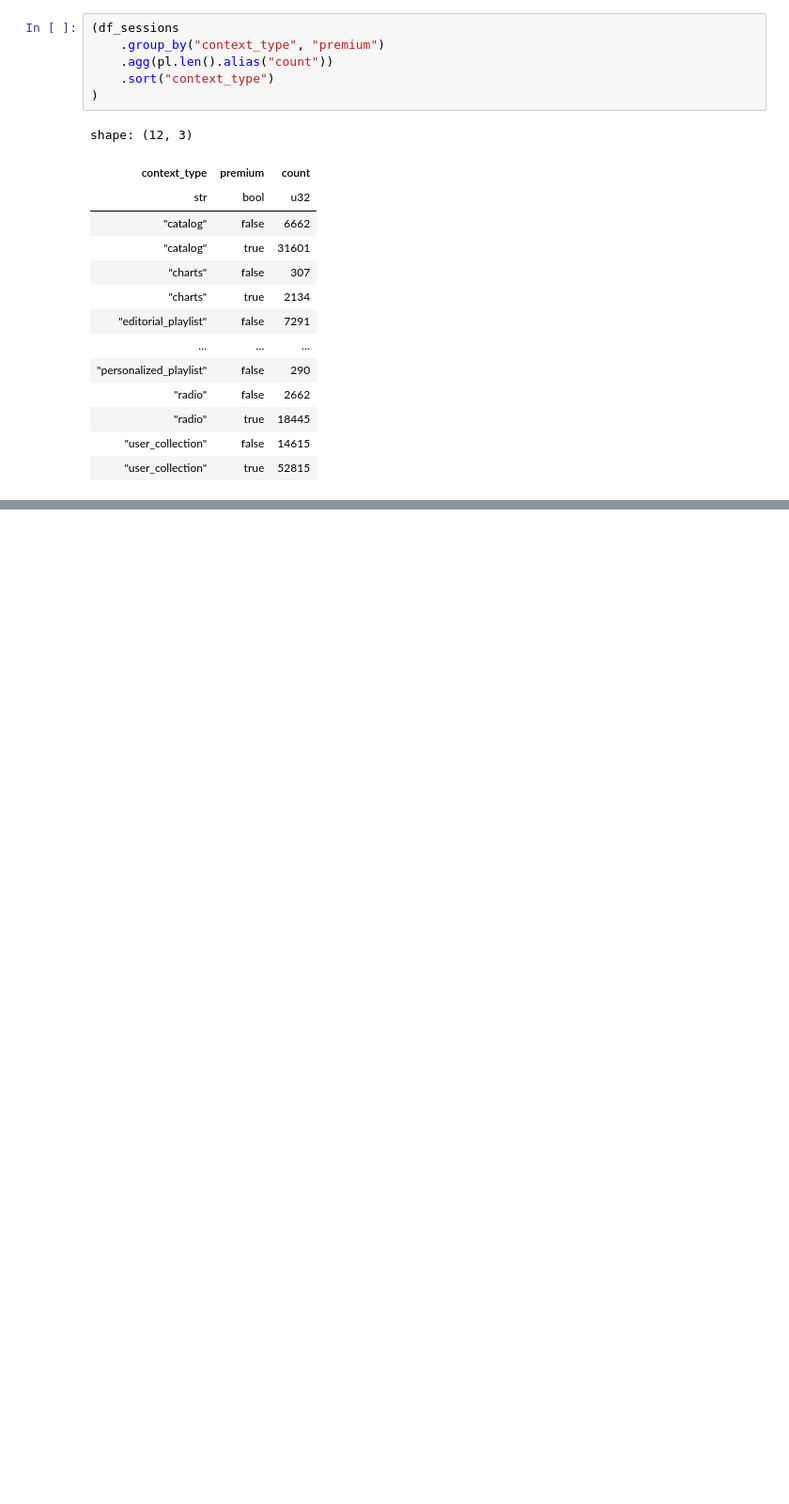
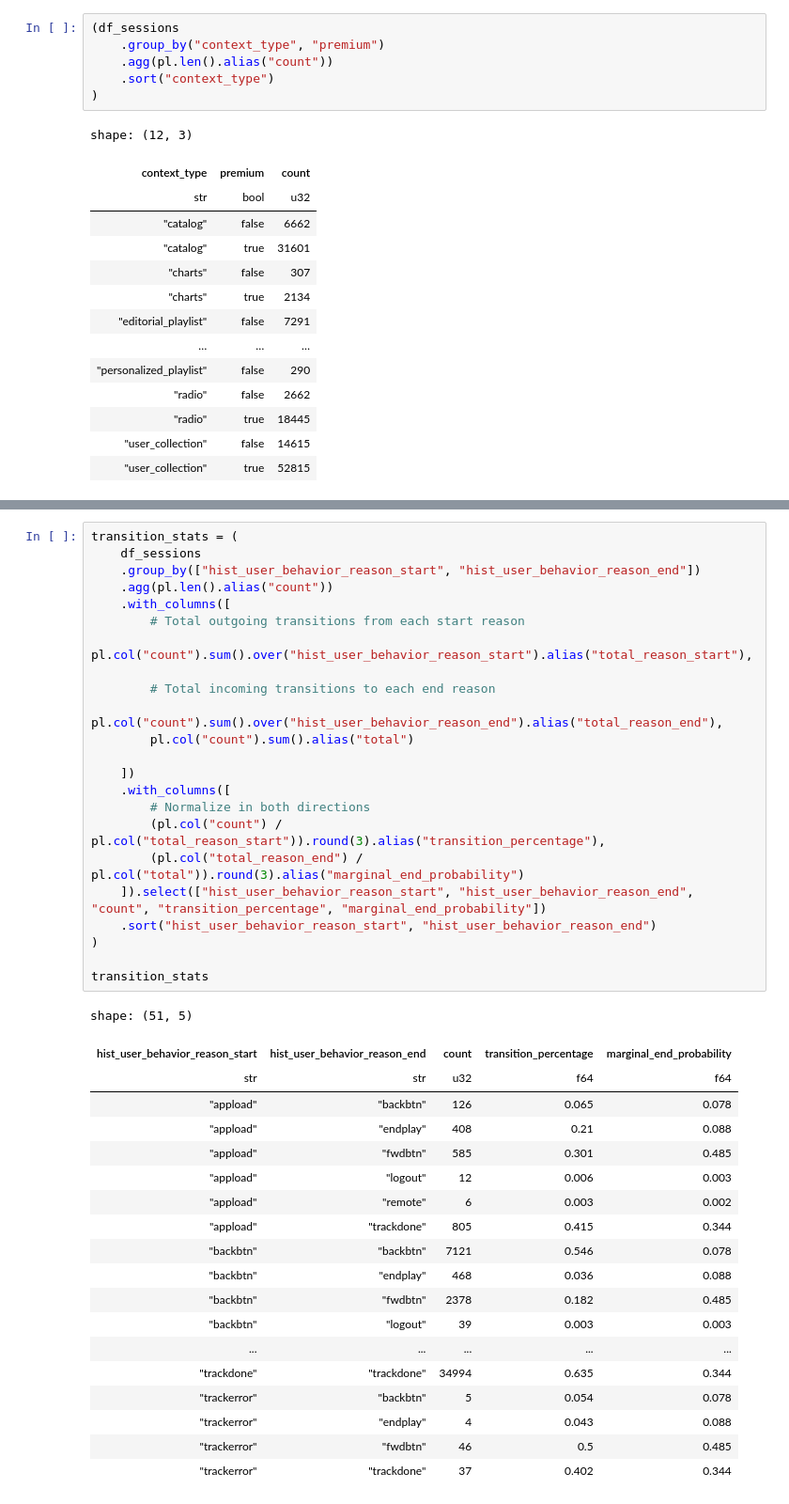
Before and after one commit to FiloDerba/tune-track, a Jupyter notebook: notebooks/exploration.ipynb, the cells around one changed output, grey strips where cells are left out. Shown: that part at 94% size. Drawn from its saved outputs; the diff is of its cells as text; blank space fills up the shorter version.

```diff
--- a/notebooks/exploration.ipynb
+++ b/notebooks/exploration.ipynb
@@ -115,0 +202,43 @@ chart
+# %%
+transition_stats = (
+    df_sessions
+    .group_by(["hist_user_behavior_reason_start", "hist_user_behavior_reason_end"])
+    .agg(pl.len().alias("count"))
+    .with_columns([
+        # Total outgoing transitions from each start reason
+        pl.col("count").sum().over("hist_user_behavior_reason_start").alias("total_reason_start"),
+
+        # Total incoming transitions to each end reason
+        pl.col("count").sum().over("hist_user_behavior_reason_end").alias("total_reason_end"),
+        pl.col("count").sum().alias("total")
+
+    ])
+    .with_columns([
+        # Normalize in both directions
+        (pl.col("count") / pl.col("total_reason_start")).round(3).alias("transition_percentage"),
+        (pl.col("total_reason_end") / pl.col("total")).round(3).alias("marginal_end_probability")
+    ]).select(["hist_user_behavior_reason_start", "hist_user_behavior_reason_end", "count", "transition_percentage", "marginal_end_probability"])
+    .sort("hist_user_behavior_reason_start", "hist_user_behavior_reason_end")
+)
+
+transition_stats
+# %% [output]
+shape: (51, 5)
+| hist_user_behavior_reason_start | hist_user_behavior_reason_end | count | transition_percentage | marginal_end_probability |
+| str | str | u32 | f64 | f64 |
+| "appload" | "backbtn" | 126 | 0.065 | 0.078 |
+| "appload" | "endplay" | 408 | 0.21 | 0.088 |
+| "appload" | "fwdbtn" | 585 | 0.301 | 0.485 |
+| "appload" | "logout" | 12 | 0.006 | 0.003 |
+| "appload" | "remote" | 6 | 0.003 | 0.002 |
+| "appload" | "trackdone" | 805 | 0.415 | 0.344 |
+| "backbtn" | "backbtn" | 7121 | 0.546 | 0.078 |
+| "backbtn" | "endplay" | 468 | 0.036 | 0.088 |
+| "backbtn" | "fwdbtn" | 2378 | 0.182 | 0.485 |
+| "backbtn" | "logout" | 39 | 0.003 | 0.003 |
+| ... | ... | ... | ... | ... |
+| "trackdone" | "trackdone" | 34994 | 0.635 | 0.344 |
+| "trackerror" | "backbtn" | 5 | 0.054 | 0.078 |
+| "trackerror" | "endplay" | 4 | 0.043 | 0.088 |
+| "trackerror" | "fwdbtn" | 46 | 0.5 | 0.485 |
+| "trackerror" | "trackdone" | 37 | 0.402 | 0.344 |
```
Also changed, not shown: parts of 5 cells of this notebook, 4 other files.
